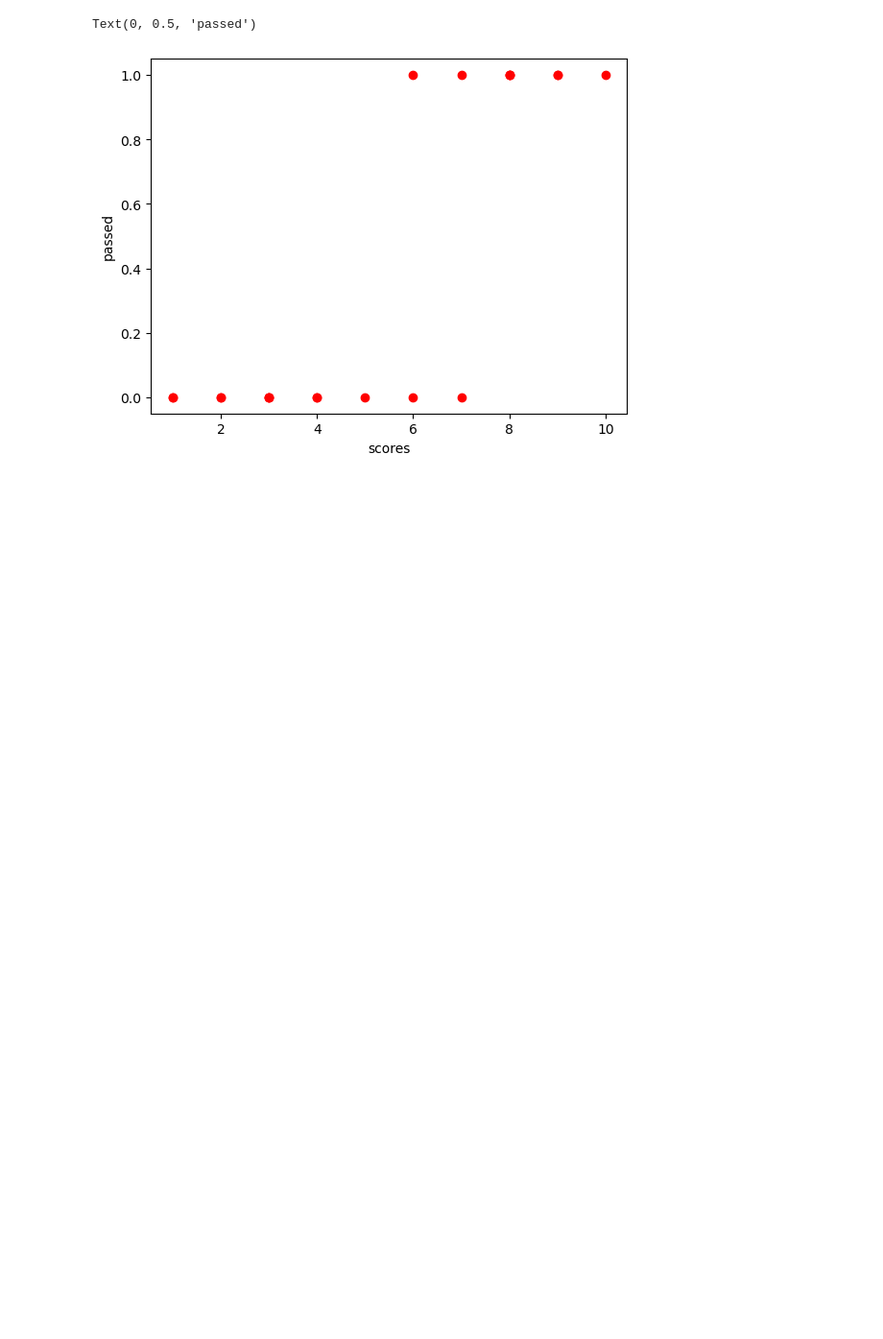
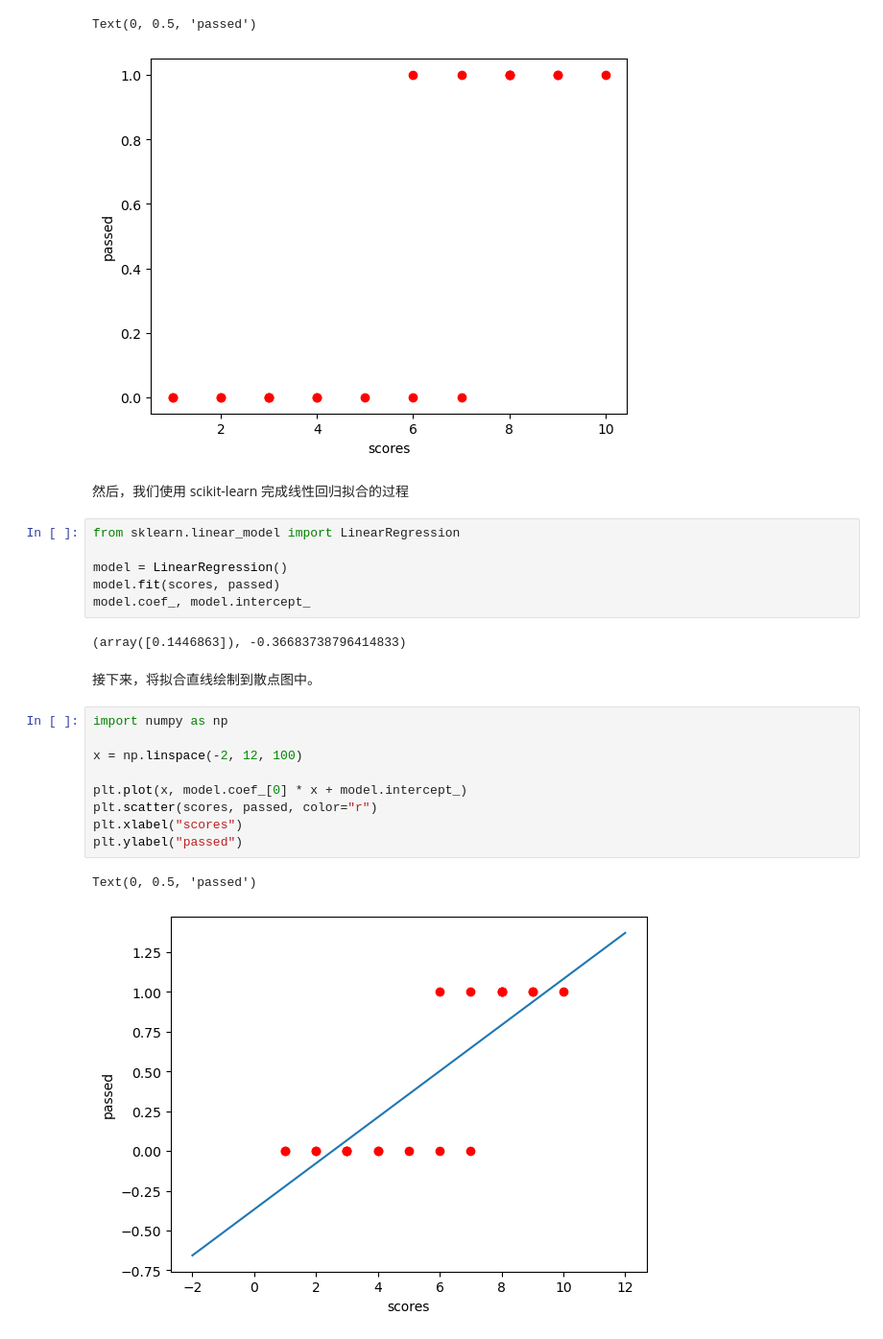
Before and after one commit to flypigff/ai_by_doing, a Jupyter notebook: 10. Logistic Regression Implementation and Application.ipynb, the cells around one changed output. Shown at 96% size. Saved outputs shown, nothing was run; the diff lists cells and outputs as text; blank space fills up the shorter version.

```diff
--- a/10. Logistic Regression Implementation and Application.ipynb
+++ b/10. Logistic Regression Implementation and Application.ipynb
@@ -57,3 +57,27 @@ plt.ylabel("passed")
 # %% [output]
 Text(0, 0.5, 'passed')
 [figure]
+# %% [markdown]
+然后，我们使用 scikit-learn 完成线性回归拟合的过程
+# %%
+from sklearn.linear_model import LinearRegression
+
+model = LinearRegression()
+model.fit(scores, passed)
+model.coef_, model.intercept_
+# %% [output]
+(array([0.1446863]), -0.36683738796414833)
+# %% [markdown]
+接下来，将拟合直线绘制到散点图中。
+# %%
+import numpy as np
+
+x = np.linspace(-2, 12, 100)
+
+plt.plot(x, model.coef_[0] * x + model.intercept_)
+plt.scatter(scores, passed, color="r")
+plt.xlabel("scores")
+plt.ylabel("passed")
+# %% [output]
+Text(0, 0.5, 'passed')
+[figure, added]
```
Also changed, not shown: parts of 32 cells of this notebook, 1 other file.
